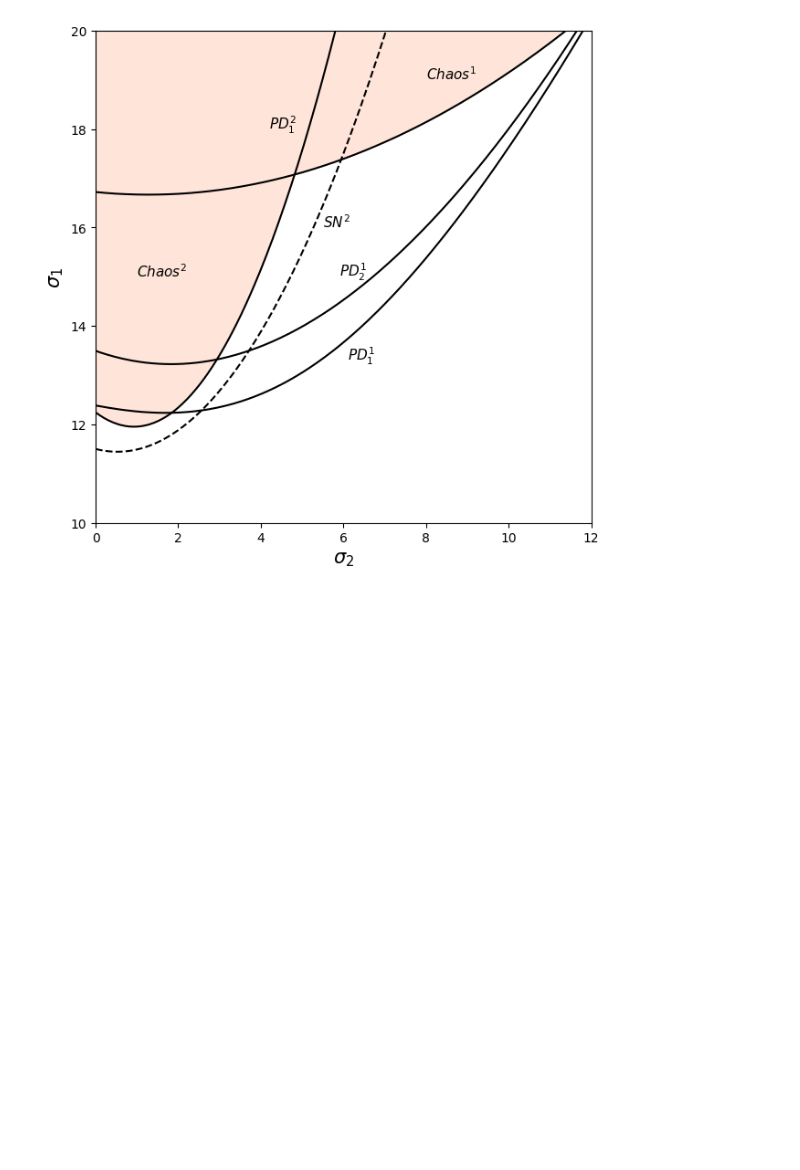
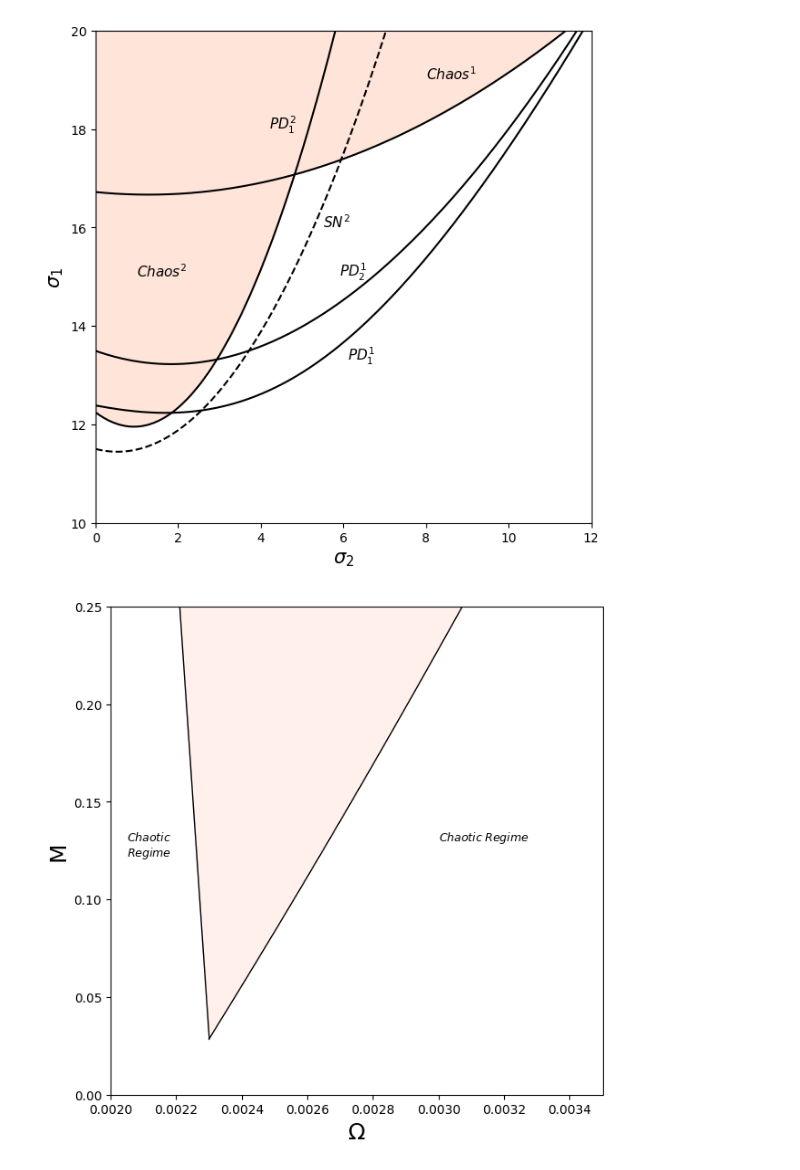
Before and after one commit to FredRobs/Bacteria-and-Viruses, a Jupyter notebook: XPPAUT_Data/fileReader.ipynb, the cells around one changed output. Saved outputs shown, nothing was run; the diff lists cells and outputs as text; code cells hidden in the pictures; blank space fills up the shorter version.

```diff
--- a/XPPAUT_Data/fileReader.ipynb
+++ b/XPPAUT_Data/fileReader.ipynb
@@ -154,3 +167,50 @@ plt.ylim(10,20)
 # %% [output]
 (10.0, 20.0)
 [figure]
+# %%
+df1=pd.read_csv('FinalDataSN1.csv', names=['m', 'omega'])
+df2=pd.read_csv('FinalDataChaos2.csv', names=['m', 'omega'])
+df3=pd.read_csv('FinalDataSN1.csv', names=['m', 'omega'])
+df4=pd.read_csv('FinalDataPD.csv', names=['m', 'omega'])
+
+plt.figure(figsize=(7,7))
+
+Branch1=np.linspace(df1['omega'].min()-0.00002, df1['omega'].max()+0.001, 289)
+Branch2=np.linspace(df2['omega'].min()-0.002, 0.002301, 289)
+Branch3=np.linspace(df3['omega'].min()-0.00002, df3['omega'].max()+0.001, 289)
+Branch4=np.linspace(df4['omega'].min()+0.000022, df4['omega'].max()+0.001, 289)
+
+coeffBranch1=np.polyfit(df1['omega'], df1['m'], 2)
+coeffBranch2=np.polyfit(df2['omega'], df2['m'], 1)
+coeffBranch3=np.polyfit(df3['omega'], df3['m'], 1)
+coeffBranch4=np.polyfit(df4['omega'], df4['m'], 1)
+
+p1 = np.poly1d(coeffBranch1)
+p2 = np.poly1d(coeffBranch2)
+p3 = np.poly1d(coeffBranch3)
+p4 = np.poly1d(coeffBranch4)
+
+plt.plot(Branch1, p1(Branch1),color='black',linewidth=1)
+plt.plot(Branch2, p2(Branch2),color='black',linewidth=1)
+#plt.plot(Branch3, p3(Branch3),color='black',linewidth=1)
+#plt.plot(Branch4, p4(Branch4),color='black',linewidth=1)
+
+plt.xlabel("$\Omega$", fontsize=18)
+plt.ylabel("M", fontsize=18)
+plt.text(0.00205, 0.13, '$Chaotic$', fontsize=9, fontstyle='italic')
+plt.text(0.00205, 0.122, '$Regime$', fontsize=9, fontstyle='italic')
+plt.text(0.003, 0.13, '$Chaotic _ Regime$', fontsize=9, fontstyle='italic')
+
+xfill = np.linspace(0.0020, 0.0035, 500)
+yfill = np.maximum(p1(xfill), p2(xfill))
+
+plt.fill_between(xfill, yfill, 20, color='lightsalmon', alpha=0.15)
+#plt.scatter(0.0032,0.25)
+#plt.scatter(df1['omega'], df1['m'], color='blue', s=13.0,alpha=0.5)
+
+plt.xlim(0.0020, 0.0035)
+plt.ylim(0, 0.25)
+
+plt.show()
+# %% [output]
+[figure, added]
```
Also changed, not shown: parts of 2 cells of this notebook.
